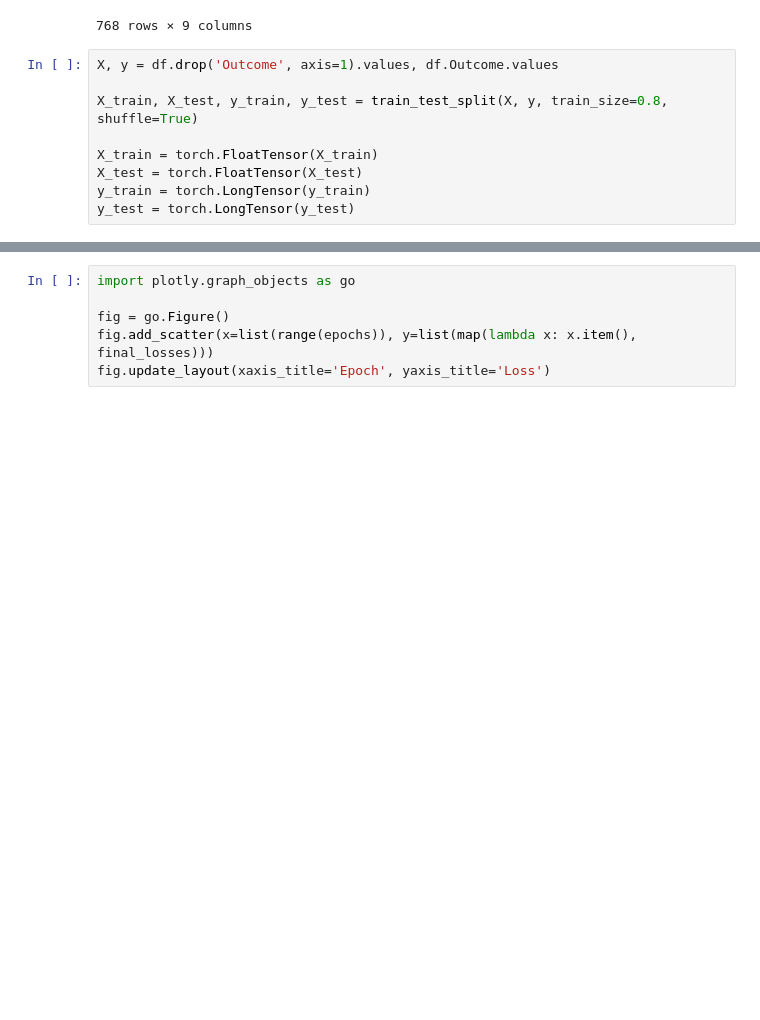
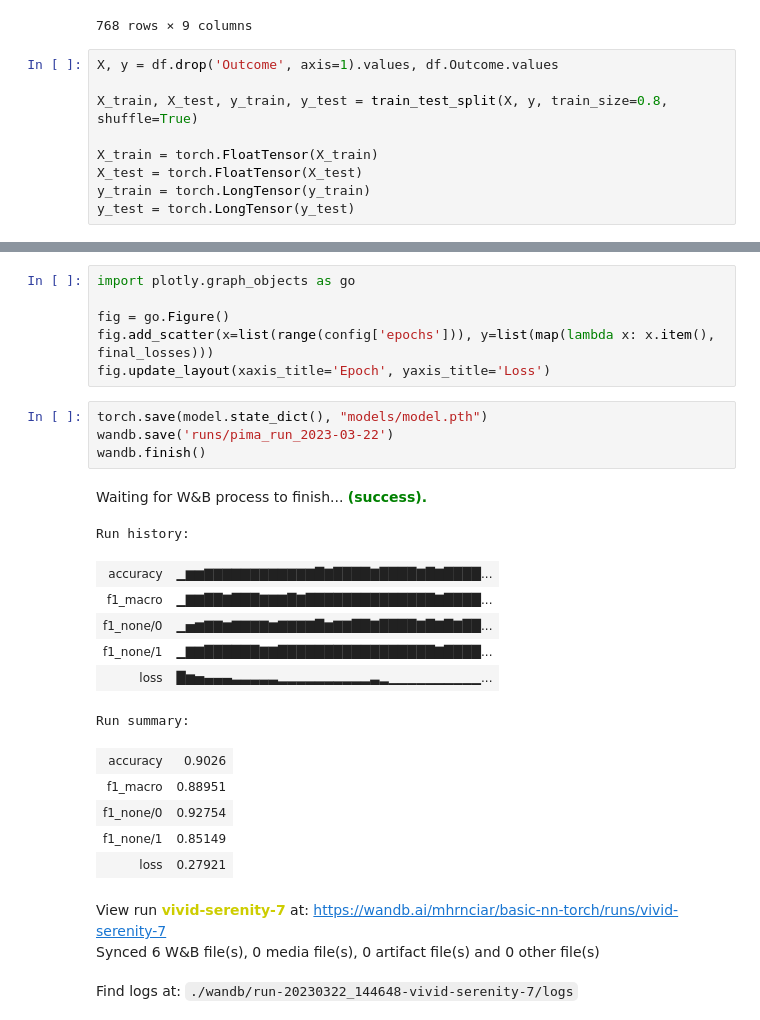
Before and after one commit to martinkatkovcin/NSIETE_Pima_Indians_Diabetes, a Jupyter notebook: torch.ipynb, the cells around one changed output, grey strips where cells are left out. Drawn from its saved outputs; the diff is of its cells as text; blank space fills up the shorter version.

```diff
--- a/torch.ipynb
+++ b/torch.ipynb
@@ -110,8 +152,29 @@ Epoch 500: 0.3018512427806854
 import plotly.graph_objects as go
 
 fig = go.Figure()
-fig.add_scatter(x=list(range(epochs)), y=list(map(lambda x: x.item(), final_losses)))
+fig.add_scatter(x=list(range(config['epochs'])), y=list(map(lambda x: x.item(), final_losses)))
 fig.update_layout(xaxis_title='Epoch', yaxis_title='Loss')
+# %%
+torch.save(model.state_dict(), "models/model.pth")
+wandb.save('runs/pima_run_2023-03-22')
+wandb.finish()
+# %% [output]
+Waiting for W&B process to finish... (success).
+Run history:
+| accuracy | ▁▆▆▇▇▇▇▇▇▇▇▇▇▇▇█▇████▇████▇█▇████... |
+| f1_macro | ▁▇▇██▇███▇▇▇█▇██████████████▇████... |
+| f1_none/0 | ▁▅▆▇▇▆▇▇▇▇▆▇▇▇▇█▆▇▇██▇████▇█▇█▇██... |
+| f1_none/1 | ▁▇▇██████▇▇█████████████████▇████... |
+| loss | █▆▅▄▄▄▃▃▃▃▃▂▂▂▂▂▂▂▂▂▂▃▂▁▁▁▁▁▁▁▁▁▁... |
+Run summary:
+| accuracy | 0.9026 |
+| f1_macro | 0.88951 |
+| f1_none/0 | 0.92754 |
+| f1_none/1 | 0.85149 |
+| loss | 0.27921 |
+View run vivid-serenity-7 at: https://wandb.ai/mhrnciar/basic-nn-torch/runs/vivid-serenity-7
+Synced 6 W&B file(s), 0 media file(s), 0 artifact file(s) and 0 other file(s)
+Find logs at: ./wandb/run-20230322_144648-vivid-serenity-7/logs
 # %%
 predictions=[]
 
```
Also changed, not shown: parts of 7 cells of this notebook, 2 other files.
